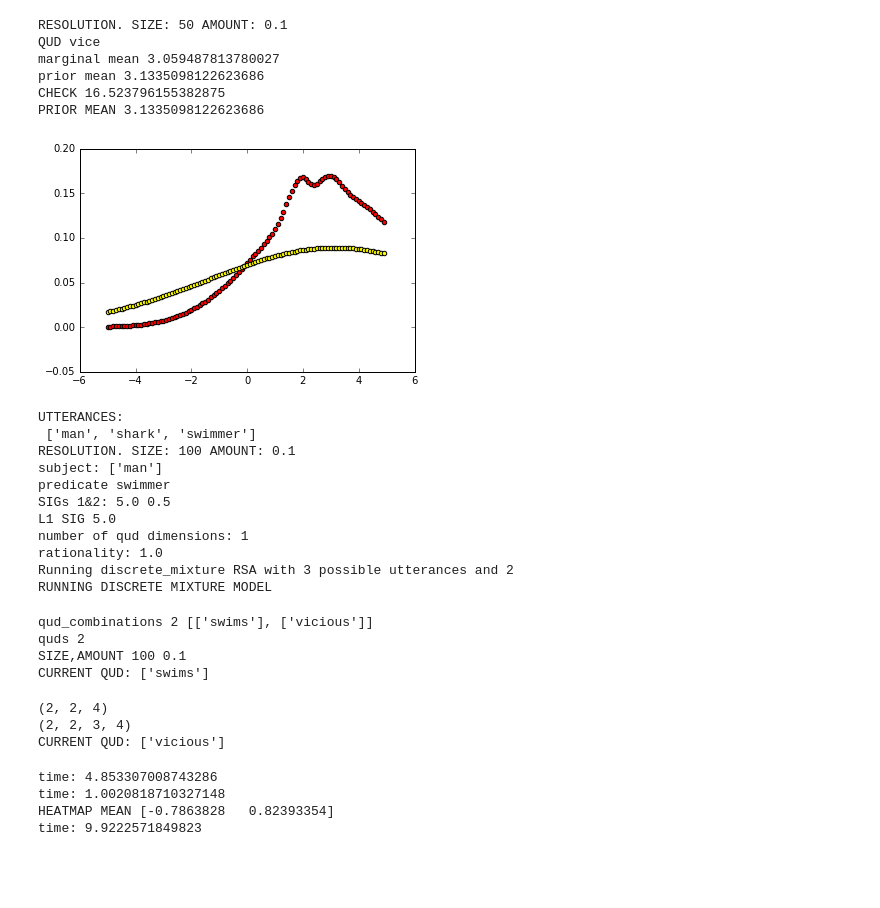
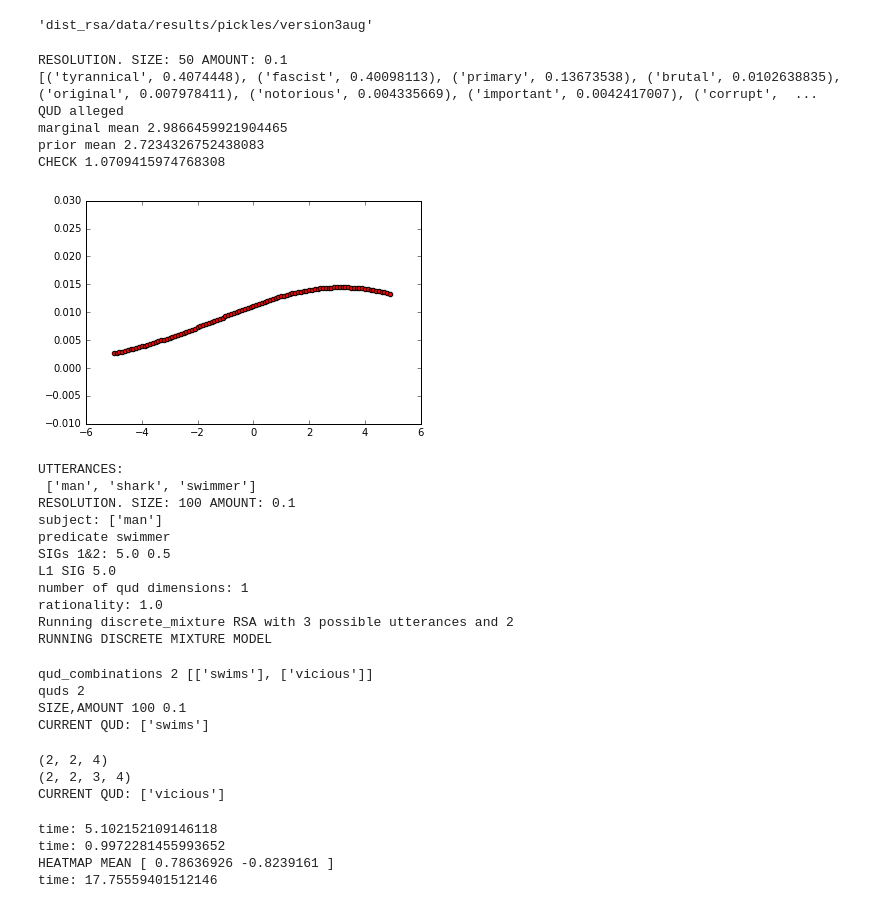
Before and after one commit to reubenharry/Distributional-RSA, a Jupyter notebook: worlds.ipynb, the cells around one changed output. Drawn from its saved outputs; the diff is of its cells as text; code cells hidden in the pictures; blank space fills up the shorter version.

```diff
--- a/worlds.ipynb
+++ b/worlds.ipynb
@@ -1,5 +1,5 @@
 # %%
-def visualize(params,line,res,c):
+def visualize(params,line,res,c,q=0):
 
     cond_probs = np.zeros((len(params.quds), res.size*2))
     for qud_index in range(len(params.quds)):
@@ -22,15 +22,23 @@ def visualize(params,line,res,c):
     print("marginal mean",marginal_mean)
     print("prior mean",subspace_prior_mean)
     marginal = np.sum(cond_probs*np.expand_dims(params.qud_marginals,1),axis=0)
-    print("CHECK",np.sum(marginal*(np.arange(-res.size,res.size)*res.amount)))
-    hm = matplotlib.pyplot.scatter(c=c,x=(np.arange(-res.size,res.size)*res.amount),y=marginal)
-    print("PRIOR MEAN",params.subspace_prior_means[line][0])
-    prior_vals = scipy.stats.multivariate_normal.pdf(np.arange(-res.size,res.size)*res.amount,mean=params.subspace_prior_means[line][0],cov=params.l1_sig1)
-    prior_vals/=np.sum(prior_vals)
-    prior_hm = matplotlib.pyplot.scatter(c='yellow',x=np.arange(-res.size,res.size)*res.amount,y=prior_vals)
+
+    if q is not None:
+        print("cond mean",params.subspace_means[line][qud_index])
+        print("cond variance",params.subspace_variances[line][qud_index])
+        cond = cond_probs[q]
+        hm = matplotlib.pyplot.scatter(c=c,x=(np.arange(-res.size,res.size)*res.amount),y=cond)
+
+
+#     print("CHECK",np.sum(marginal*(np.arange(-res.size,res.size)*res.amount)))
+    else: hm = matplotlib.pyplot.scatter(c=c,x=(np.arange(-res.size,res.size)*res.amount),y=marginal)
+#     print("PRIOR MEAN",params.subspace_prior_means[line][0])
+#     prior_vals = scipy.stats.multivariate_normal.pdf(np.arange(-res.size,res.size)*res.amount,mean=params.subspace_prior_means[line][0],cov=params.l1_sig1)
+#     prior_vals/=np.sum(prior_vals)
+#     prior_hm = matplotlib.pyplot.scatter(c='yellow',x=np.arange(-res.size,res.size)*res.amount,y=prior_vals)
 
 #     hm_2 = matplotlib.pyplot.scatter(x=(np.arange(-size,size)*scale)+params.subspace_prior_means[line][0],y=marginal)
-    return marginal,marginal_mean,params.subspace_prior_means[line][0]
+#     return marginal,marginal_mean,params.subspace_prior_means[line][0]
 #     return marginal_means[line]*np.exp(params.qud_marginals)
 # %%
 from __future__ import division
@@ -224,7 +232,7 @@ class Pickleable_Params:
         self.l1_sig1=d.l1_sig1
 
 
-r = Results_Pickler(results_dict=results_dict,path="dist_rsa/data/results/pickles/version50")
+r = Results_Pickler(results_dict=results_dict,path="dist_rsa/data/results/pickles/version3aug")
 r.save()
 
 # pickleable_params = Pickleable_Params(params)
@@ -232,34 +240,38 @@ r.save()
 # pickle.dump( pickleable_results_dict,open("dist_rsa/data/results_dict.pkl","wb"))
 # a = pickle.load(open("dist_rsa/data/results_dict.pkl","rb"))
 # a.subspace_prior_means
+# %%
+r.path
+# %% [output]
+'dist_rsa/data/results/pickles/version3aug'
 # %%
 # ps = params
 ps = r.retrieve(('principal','dictator'))
 res = Resolution(5.0,50)
 
 # qud = sorted(ps.quds).index("effective")
 # _,_,_ = visualize(ps,qud,res,'red')
 # print("QUD:",ps.quds[qud])
-# print(sorted(list(zip(sorted(ps.quds),ps.qud_marginals)),key=lambda x:x[1],reverse=True))
+print(sorted(list(zip(sorted(ps.quds),ps.qud_marginals)),key=lambda x:x[1],reverse=True))
 
 # for i in range(len(ps.quds)):
 #     if i > 0: _,_,_ = visualize(params,i,res,'red')
 
-qud = 49
+qud = 0
 print("QUD",sorted(ps.quds)[qud])
 _,_,_ = visualize(ps,qud,res,'red')
 
 #PRIOR
 # vals = scipy.stats.multivariate_normal.pdf(np.arange(-res.size,res.size)*res.amount,mean=params.subspace_prior_means[line][0],cov=5.0)
 # hm = matplotlib.pyplot.scatter(c='yellow',x=np.arange(-res.size,res.size)*res.amount,y=vals)
 # %% [output]
 RESOLUTION. SIZE: 50 AMOUNT: 0.1
-QUD vice
-marginal mean 3.059487813780027
-prior mean 3.1335098122623686
-CHECK 16.523796155382875
-PRIOR MEAN 3.1335098122623686
+[('tyrannical', 0.4074448), ('fascist', 0.40098113), ('primary', 0.13673538), ('brutal', 0.0102638835), ('original', 0.007978411), ('notorious', 0.004335669), ('important', 0.0042417007), ('corrupt',  ...
+QUD alleged
+marginal mean 2.9866459921904465
+prior mean 2.7234326752438083
+CHECK 1.0709415974768308
-[figure, old version]
+[figure, new version]
 # %%
 from __future__ import division
 from collections import defaultdict
@@ -305,7 +317,8 @@ def l1_model(subj,pred,sig1,sig2,l1_sig1,quds,possible_utterances):
         norm_vectors=False,
         resolution=Resolution(span=10,number=100),
         model_type="discrete_mixture",
-        heatmap=True
+        heatmap=True,
+        calculate_projected_marginal_world_posterior=True,
         )
 
     run = Dist_RSA_Inference(params)
@@ -335,7 +348,7 @@ CURRENT QUD: ['swims']
 (2, 2, 4)
 (2, 2, 3, 4)
 CURRENT QUD: ['vicious']
-time: 4.853307008743286
-time: 1.0020818710327148
-HEATMAP MEAN [-0.7863828   0.82393354]
-time: 9.9222571849823
+time: 5.102152109146118
+time: 0.9972281455993652
+HEATMAP MEAN [ 0.78636926 -0.8239161 ]
+time: 17.75559401512146
```
Also changed, not shown: parts of 8 cells of this notebook, 4 other files.
